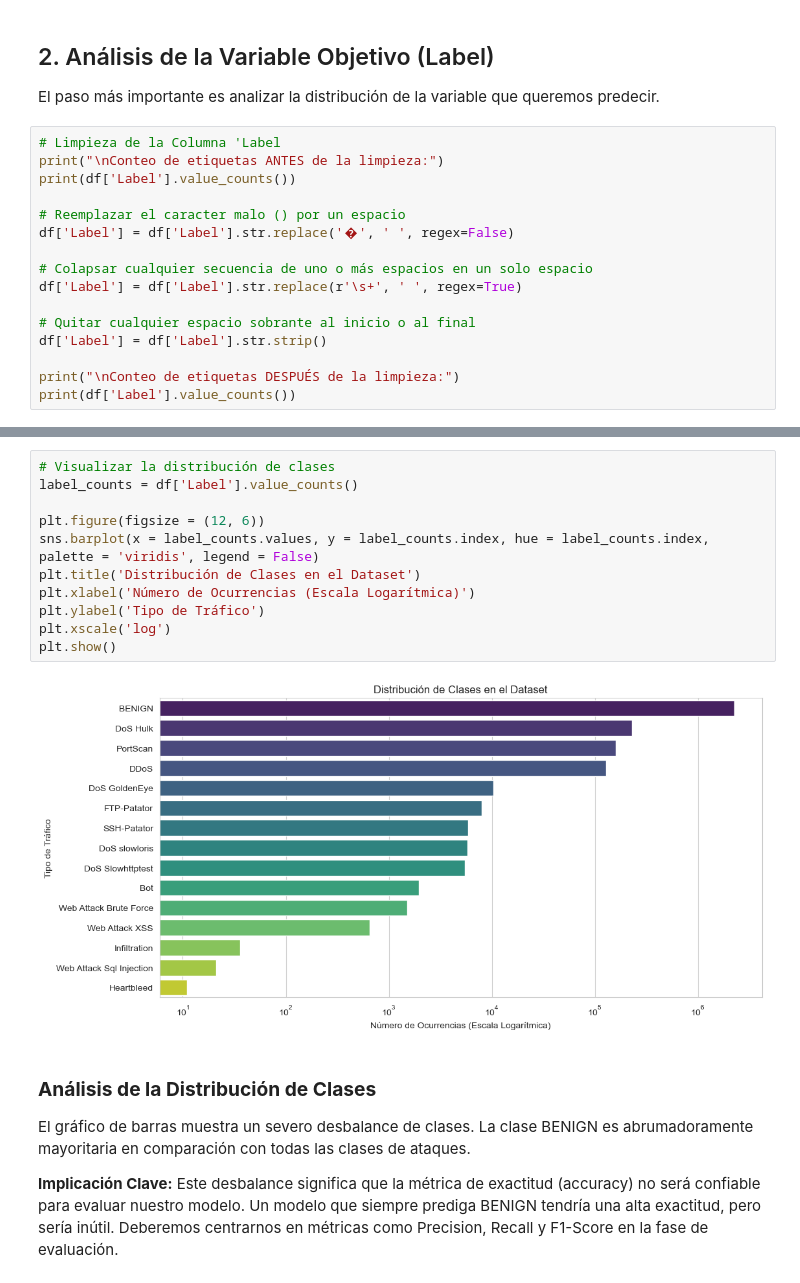
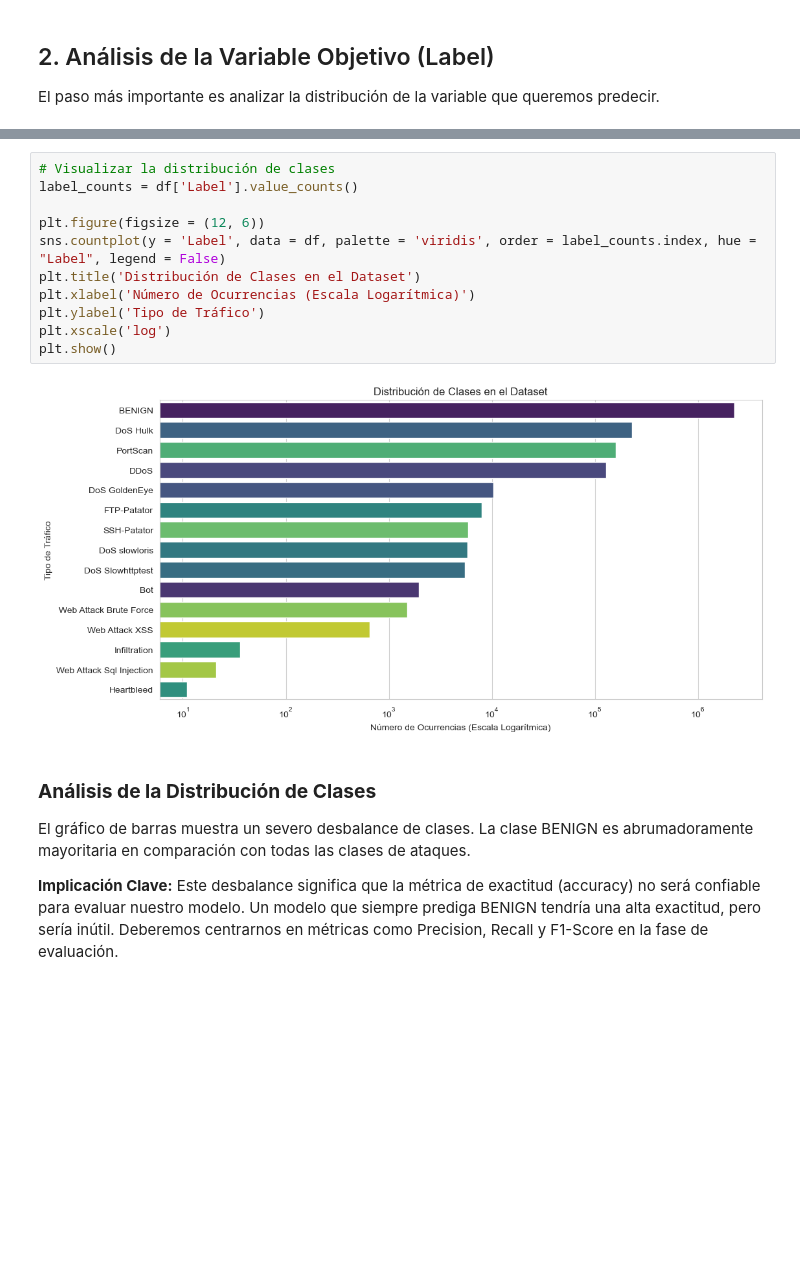
Before and after one commit to mauucrv/Detector-De-Intrusiones, a Jupyter notebook: notebooks/01_exploratory_data_analysis.ipynb, the cells around one changed output, grey strips where cells are left out. Drawn from its saved outputs; the diff is of its cells as text; blank space fills up the shorter version.

Commit message:
fix: Corrige la visualización de gráficos con datos categóricos

```diff
--- a/notebooks/01_exploratory_data_analysis.ipynb
+++ b/notebooks/01_exploratory_data_analysis.ipynb
@@ -66,19 +66,3 @@ df.describe()
 ## 2. Análisis de la Variable Objetivo (Label)
 
 El paso más importante es analizar la distribución de la variable que queremos predecir.
-# %%
-# Limpieza de la Columna 'Label
-print("\nConteo de etiquetas ANTES de la limpieza:")
-print(df['Label'].value_counts())
-
-# Reemplazar el caracter malo () por un espacio
-df['Label'] = df['Label'].str.replace('�', ' ', regex=False)
-
-# Colapsar cualquier secuencia de uno o más espacios en un solo espacio
-df['Label'] = df['Label'].str.replace(r'\s+', ' ', regex=True)
-
-# Quitar cualquier espacio sobrante al inicio o al final
-df['Label'] = df['Label'].str.strip()
-
-print("\nConteo de etiquetas DESPUÉS de la limpieza:")
-print(df['Label'].value_counts())
@@ -103,16 +69,16 @@ Name: count, dtype: int64
 # %%
 # Visualizar la distribución de clases
 label_counts = df['Label'].value_counts()
 
 plt.figure(figsize = (12, 6))
-sns.barplot(x = label_counts.values, y = label_counts.index, hue = label_counts.index, palette = 'viridis', legend = False)
+sns.countplot(y = 'Label', data = df, palette = 'viridis', order = label_counts.index, hue = "Label", legend = False)
 plt.title('Distribución de Clases en el Dataset')
 plt.xlabel('Número de Ocurrencias (Escala Logarítmica)')
 plt.ylabel('Tipo de Tráfico')
 plt.xscale('log')
 plt.show()
 # %% [output]
-[figure, old version]
+[figure, new version]
 # %% [markdown]
 ### **Análisis de la Distribución de Clases**
 El gráfico de barras muestra un severo desbalance de clases. La clase BENIGN es abrumadoramente mayoritaria en comparación con todas las clases de ataques.
```
Also changed, not shown: parts of 3 cells of this notebook.
